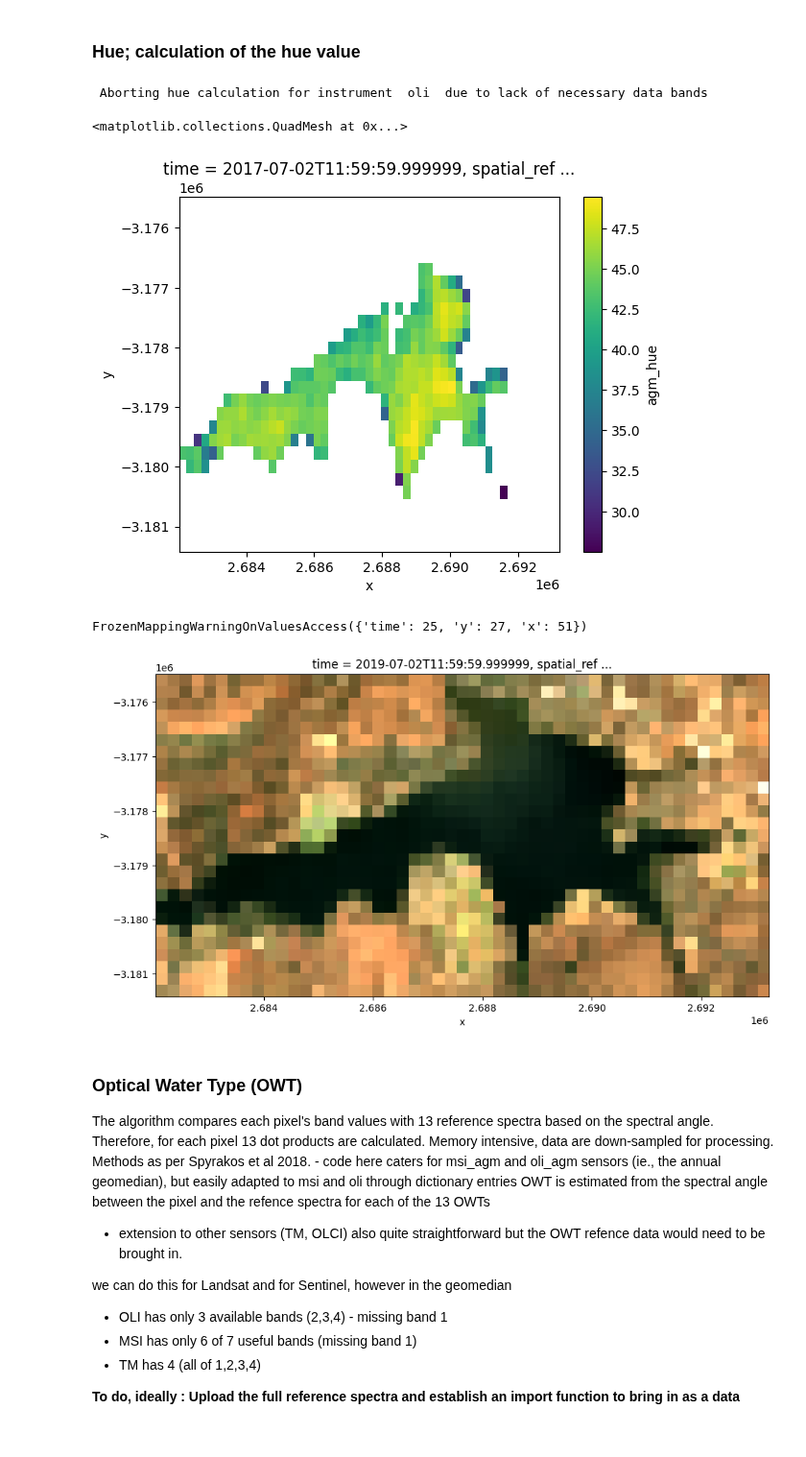
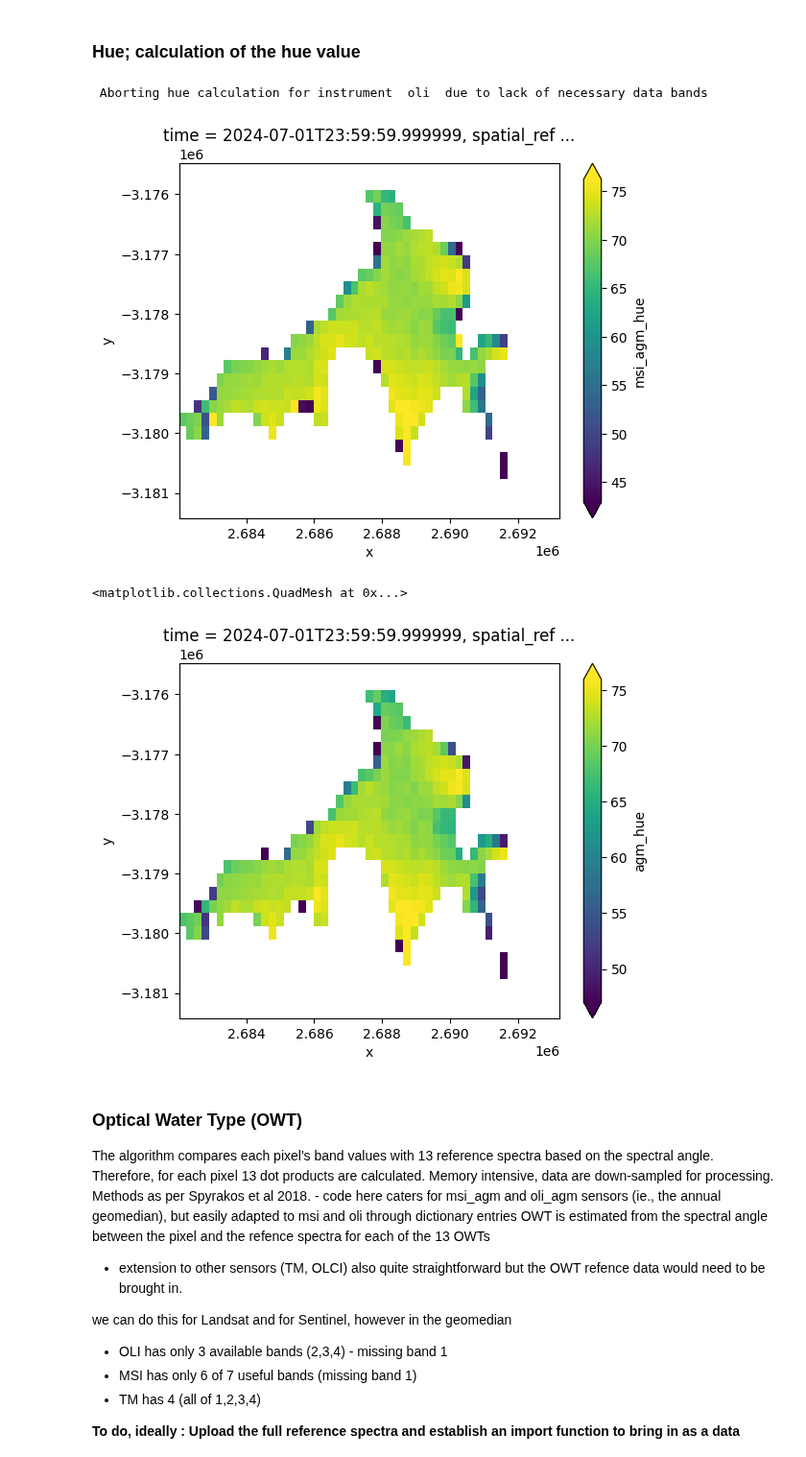
Before and after one commit to vikineema/deafrica_water_quality, a Jupyter notebook: WP1.2/WQ package 1.2.ipynb, the cells around one changed output. Shown at 96% size. Saved outputs shown, nothing was run; the diff lists cells and outputs as text; code cells hidden in the pictures.

```diff
--- a/WP1.2/WQ package 1.2.ipynb
+++ b/WP1.2/WQ package 1.2.ipynb
@@ -457,58 +464,16 @@ R_correction completed normally
 # %% [markdown]
 ### Hue; calculation of the hue value
-# %%
-%run _WQ_functions.py
-def geomedian_hue (ds_annual,water_mask,test=False):
-    # --- a function to calculate the hue value of the geomedian, allowing for the possibility of multiple sensors at each time point
-    # (band one is missing from the oli agm, but perhaps we will be able to do without it)
-    # To combine the hue from multiple sensors we take a weighted mean.
-    count = 0
-    for inst in list(('msi','oli','tm')):
-        inst_agm = inst+'_agm'
-        if inst_agm in ds_annual.data_vars:
-
-            # --- calculate the HUE for this sensor
-            hue_data = hue_calculation(ds_annual,inst_agm,rayleigh_corrected_data = False,test=test)
-
-            # --- set nans to zero, and also in the agm_count variable
-            hue_data                     = np.where(~np.isnan(hue_data),hue_data,0)
-            ds_annual[inst_agm+'_count'] = xr.where(~np.isnan(ds_annual[inst_agm+'_count']),ds_annual[inst_agm+'_count'],0)
-
-            if count == 0:
-                mean_hue  =  hue_data * ds_annual[inst_agm+'_count']
-                agm_count =             ds_annual[inst_agm+'_count']
-            else :
-                mean_hue  = mean_hue  + hue_data * ds_annual[inst_agm+'_count']
-                agm_count = agm_count + ds_annual[inst_agm+'_count']
-            count = count + 1
-
-            hue_data = np.where(~np.isnan(water_mask),hue_data,np.nan)   # new code with mask
-
-            # --- this retains a value for each instument, not essential but useful during developement
-            ds_annual[inst_agm+'_hue'] = ('time','y','x'),hue_data
-            ds_annual[inst_agm+'_hue'] = xr.where(water_mask,ds_annual[inst_agm+'_hue'],np.nan)
-
-            #ds_annual[inst_agm+'_hue'] = xr.where(water_mask ,ds_annual[inst_agm+'_hue'] , hue_data)
-
-    # --- divide by the total count to get the actual mean, then trim back to relevant values and areas
-    mean_hue = mean_hue / agm_count
-    ds_annual['agm_hue'] = (ds_annual.wofs_ann_freq.dims), mean_hue.data
-    ds_annual['agm_hue'] = xr.where(water_mask,ds_annual['agm_hue'],np.nan)
-    return(ds_annual)
-
-geomedian_hue(ds,ds.clearwater==1,test=False).isel(time=17).agm_hue.plot()
-# %% [output]
- Aborting hue calculation for instrument  oli  due to lack of necessary data bands
-<matplotlib.collections.QuadMesh at 0x...>
-[figure, removed]
-# %%
-ds.dims
-# %% [output]
-FrozenMappingWarningOnValuesAccess({'time': 25, 'y': 27, 'x': 51})
-# %%
-rgb(ds,bands=['msi04_agm','msi03_agm','msi02_agm'],index=19,index_dim='time')
-# %% [output]
-[figure, removed]
+# %%
+ds = geomedian_hue(ds,ds.clearwater==1,test=True)
+
+ds.isel(time=24).msi_agm_hue.plot(robust=True)
+plt.show()
+ds.isel(time=24).agm_hue.plot(robust=True)
+# %% [output]
+ Aborting hue calculation for instrument  oli  due to lack of necessary data bands
+[figure, added]
+<matplotlib.collections.QuadMesh at 0x...>
+[figure, added]
 # %% [markdown]
 ### Optical Water Type (OWT)
 The algorithm compares each pixel's band values with 13 reference spectra based on the spectral angle. Therefore, for each pixel 13 dot products are calculated.
```
Also changed, not shown: parts of 12 cells of this notebook.
